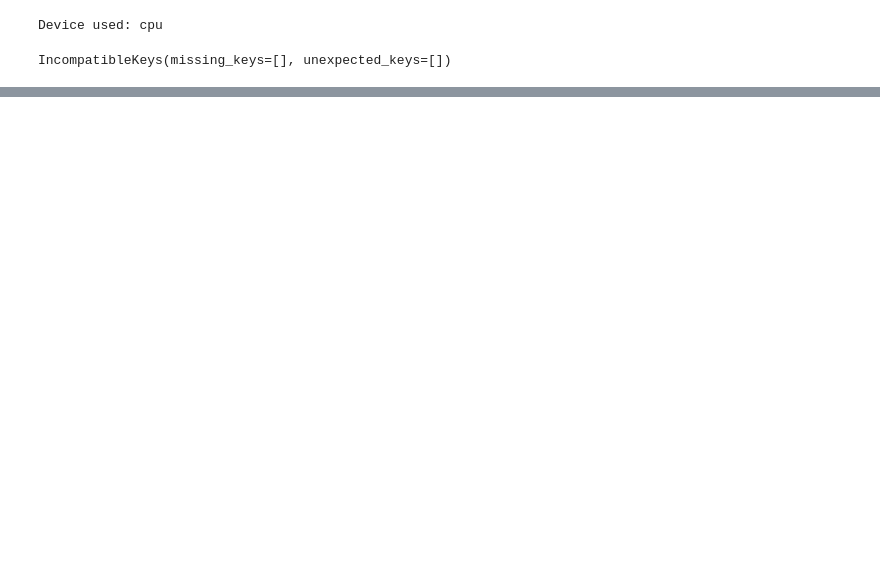
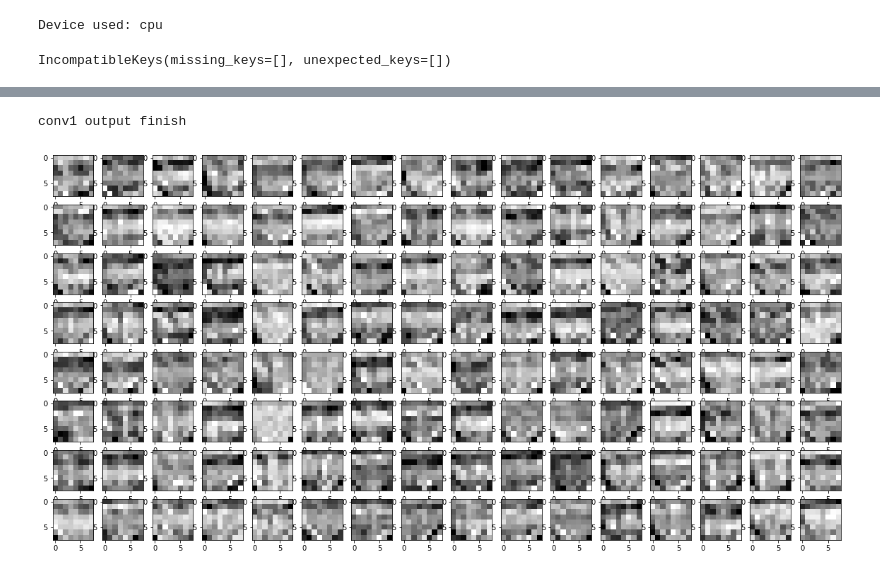
Before and after one commit to Hsuhaoxiang/ML2019FALL, a Jupyter notebook: hw3/Flashtorch.ipynb, the cells around one changed output, grey strips where cells are left out. Drawn from its saved outputs; the diff is of its cells as text; code cells hidden in the pictures; blank space fills up the shorter version.

```diff
--- a/hw3/Flashtorch.ipynb
+++ b/hw3/Flashtorch.ipynb
@@ -128,7 +128,7 @@ for i in range(30):
     train_image.append(input_)
 # %%
 model = Net()
-model.load_state_dict(torch.load('./model_3channel/model_601.pth',map_location ='cpu'))
+model.load_state_dict(torch.load('./model_601.pth',map_location ='cpu'))
 # %% [output]
 IncompatibleKeys(missing_keys=[], unexpected_keys=[])
 # %%
@@ -155,0 +140,28 @@ g_ascent = GradientAscent(model.conv4,img_size=3)
+# %%
+activation = {}
+def get_activation(name):
+    def hook(model, input, output):
+        activation[name] = output
+    return hook
+image =  cv2.imread('./train_img/00001.jpg',cv2.IMREAD_GRAYSCALE)
+var_image = torch.autograd.Variable(torch.Tensor(image))
+
+model = torch.load('./Imagenet_best.pkl',map_location ='cpu')
+model.conv3[0].register_forward_hook(get_activation('conv3'))
+model.eval()
+#pdb.set_trace()
+output = model(var_image.view(-1,1,48,48))
+#pdb.set_trace()
+act = activation['conv3'].detach().squeeze().cpu()
+#pdb.set_trace()
+plt.figure(figsize=(20,10))
+for i in range(8):
+    for j in range(16):
+        #print(i,j)
+        plt.subplot(8,16,i*16+j+1)
+        plt.imshow(act[i*16+j], cmap = plt.cm.gray)
+plt.savefig('feature_map.jpg')
+print('conv1 output finish')
+# %% [output]
+conv1 output finish
+[figure, added]
```
Also changed, not shown: parts of 6 cells of this notebook, 7 other files.
